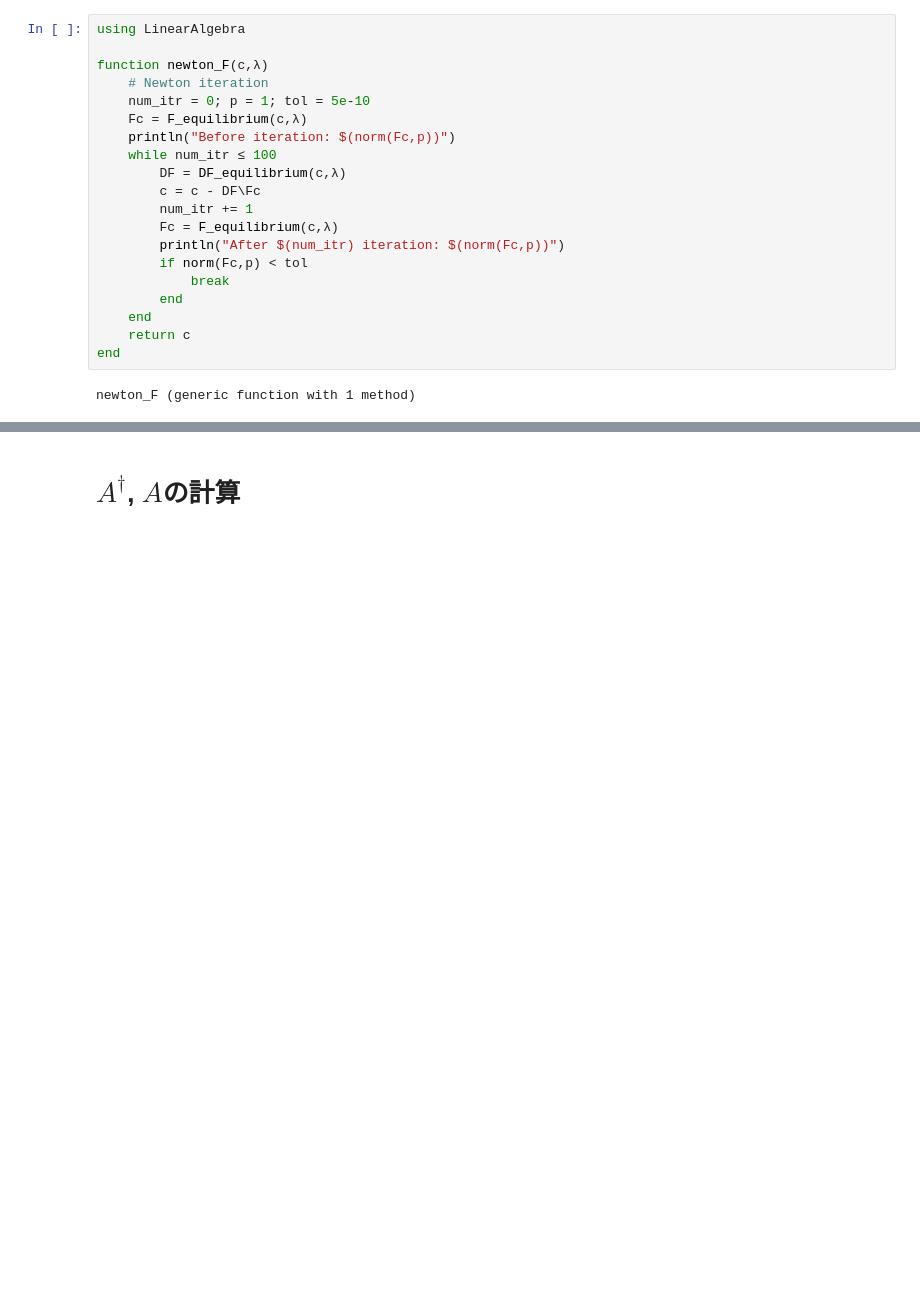
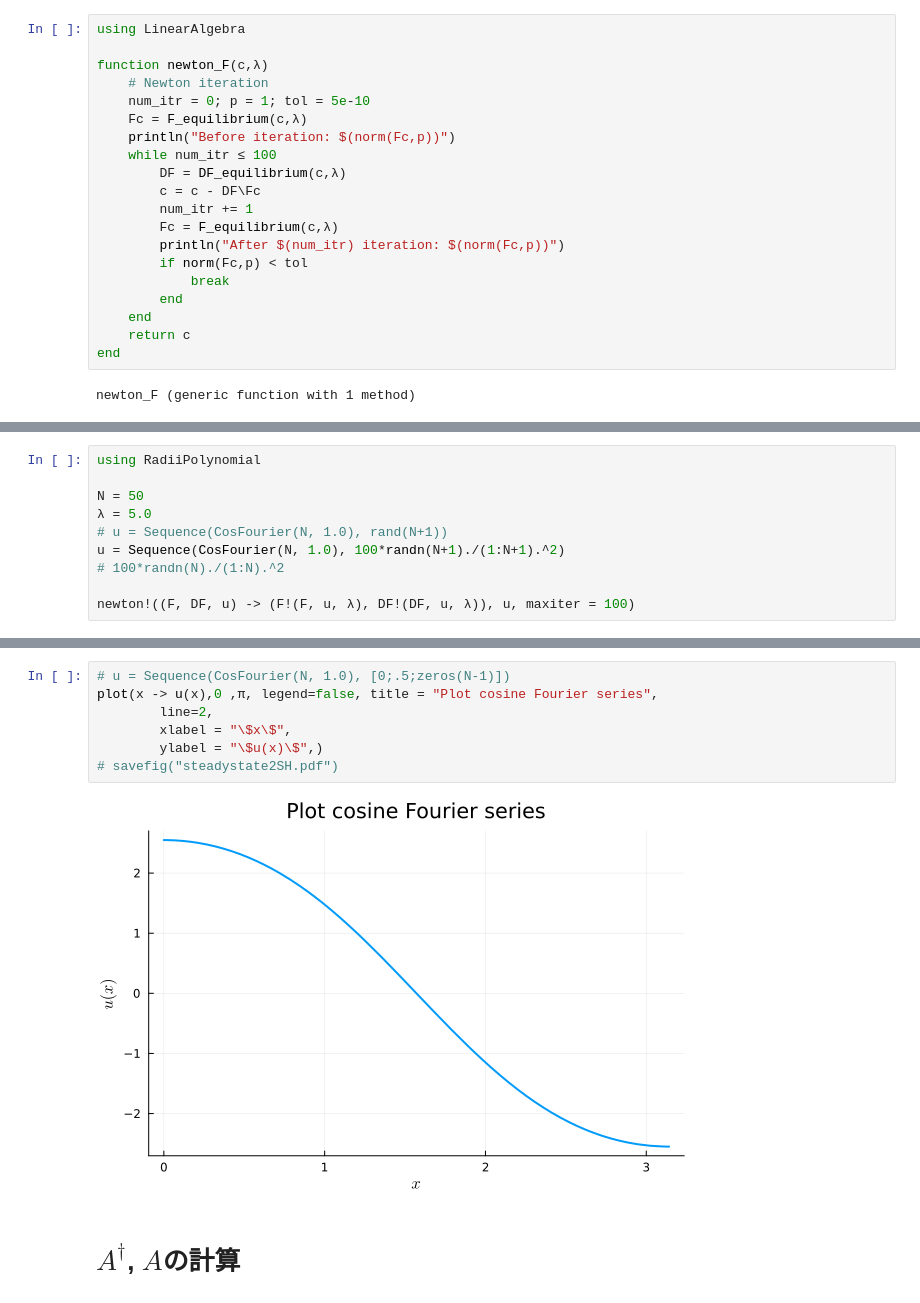
Before and after one commit to tak-lab/Advanced-Course-on-Mathematical-Model-Analysis, a Jupyter notebook: SH.ipynb, the cells around one changed output, grey strips where cells are left out. Cells and saved outputs as stored; diff of their text form; blank space fills up the shorter version.

```diff
--- a/SH.ipynb
+++ b/SH.ipynb
@@ -189,0 +198,10 @@ plot_cos(c̄)
+# %%
+using RadiiPolynomial
+
+N = 50
+λ = 5.0
+# u = Sequence(CosFourier(N, 1.0), rand(N+1))
+u = Sequence(CosFourier(N, 1.0), 100*randn(N+1)./(1:N+1).^2)
+# 100*randn(N)./(1:N).^2
+
+newton!((F, DF, u) -> (F!(F, u, λ), DF!(DF, u, λ)), u, maxiter = 100)
@@ -190,3 +227,12 @@ plot_cos(c̄)
+# %%
+# u = Sequence(CosFourier(N, 1.0), [0;.5;zeros(N-1)])
+plot(x -> u(x),0 ,π, legend=false, title = "Plot cosine Fourier series",
+        line=2,
+        xlabel = "\$x\$",
+        ylabel = "\$u(x)\$",)
+# savefig("steadystate2SH.pdf")
+# %% [output]
+[figure, added]
 # %% [markdown]
 # $A^\dagger$, $A$の計算
 # %%
```
Also changed, not shown: parts of 9 cells of this notebook.
